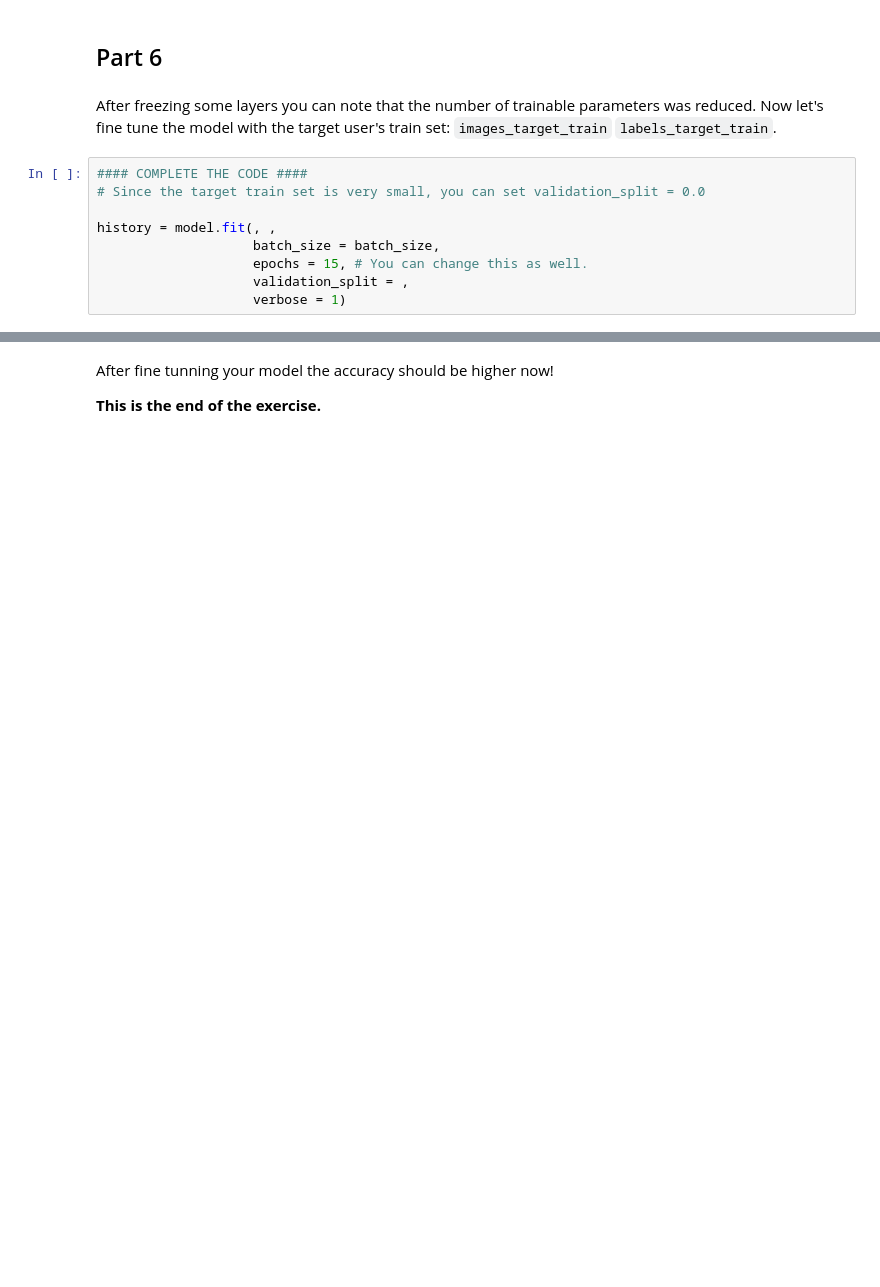
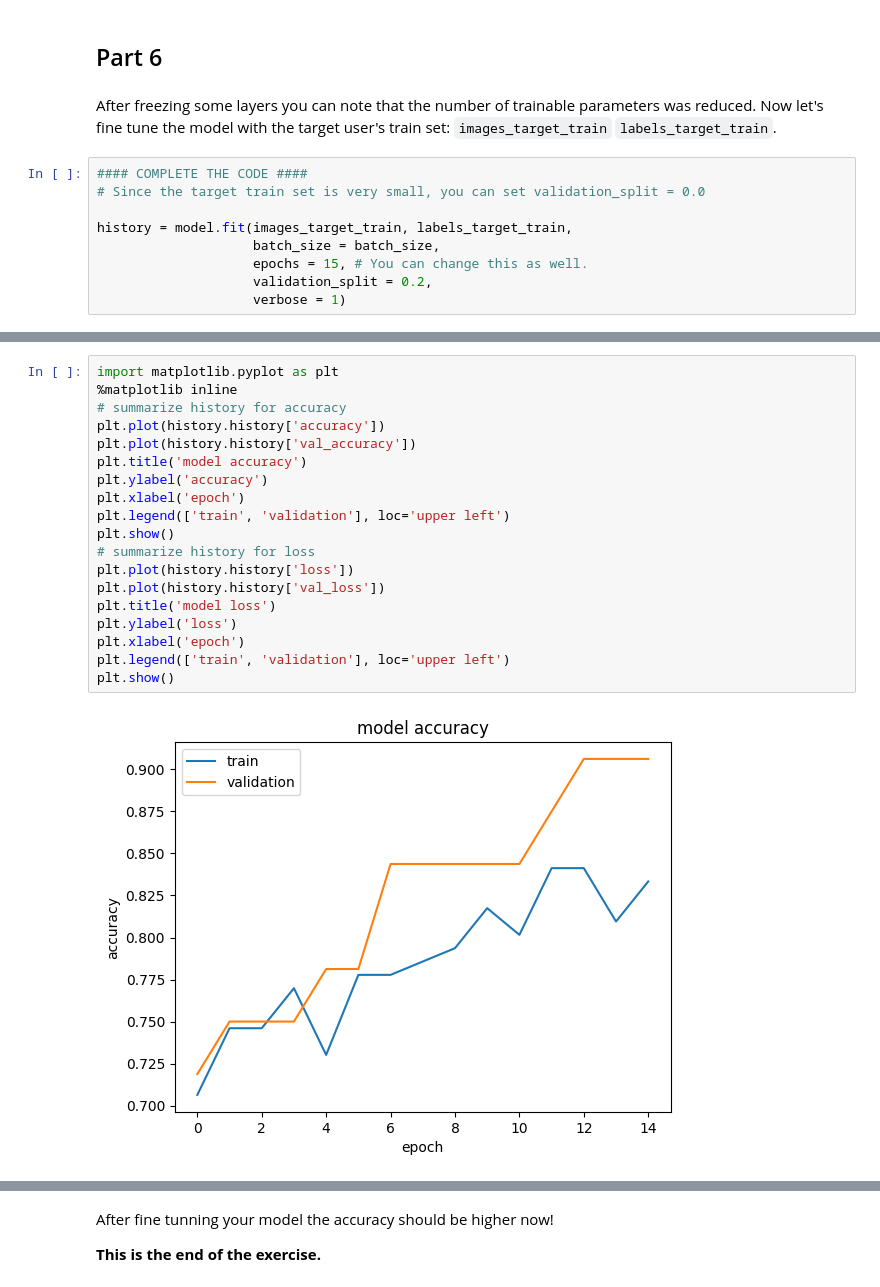
Before and after one commit to JuanPabloDP/Activity-recognition-with-a-CNN-and-transfer-learning, a Jupyter notebook: notebooks/activity 2 - activities_cnn-1.ipynb, the cells around one changed output, grey strips where cells are left out. Drawn from its saved outputs; the diff is of its cells as text; blank space fills up the shorter version.

```diff
--- a/notebooks/activity 2 - activities_cnn-1.ipynb
+++ b/notebooks/activity 2 - activities_cnn-1.ipynb
@@ -442,9 +445,9 @@ After freezing some layers you can note that the number of trainable parameters
 #### COMPLETE THE CODE ####
 # Since the target train set is very small, you can set validation_split = 0.0
 
-history = model.fit(, ,
+history = model.fit(images_target_train, labels_target_train,
                     batch_size = batch_size,
                     epochs = 15, # You can change this as well.
-                    validation_split = ,
+                    validation_split = 0.2,
                     verbose = 1)
 # %% [output]
@@ -451,0 +471,21 @@ SyntaxError: invalid syntax (4257971500.py, line 4)
+# %%
+import matplotlib.pyplot as plt
+%matplotlib inline
+# summarize history for accuracy
+plt.plot(history.history['accuracy'])
+plt.plot(history.history['val_accuracy'])
+plt.title('model accuracy')
+plt.ylabel('accuracy')
+plt.xlabel('epoch')
+plt.legend(['train', 'validation'], loc='upper left')
+plt.show()
+# summarize history for loss
+plt.plot(history.history['loss'])
+plt.plot(history.history['val_loss'])
+plt.title('model loss')
+plt.ylabel('loss')
+plt.xlabel('epoch')
+plt.legend(['train', 'validation'], loc='upper left')
+plt.show()
+# %% [output]
+[figure, added]
```
Also changed, not shown: parts of 5 cells of this notebook, 1 other file.
